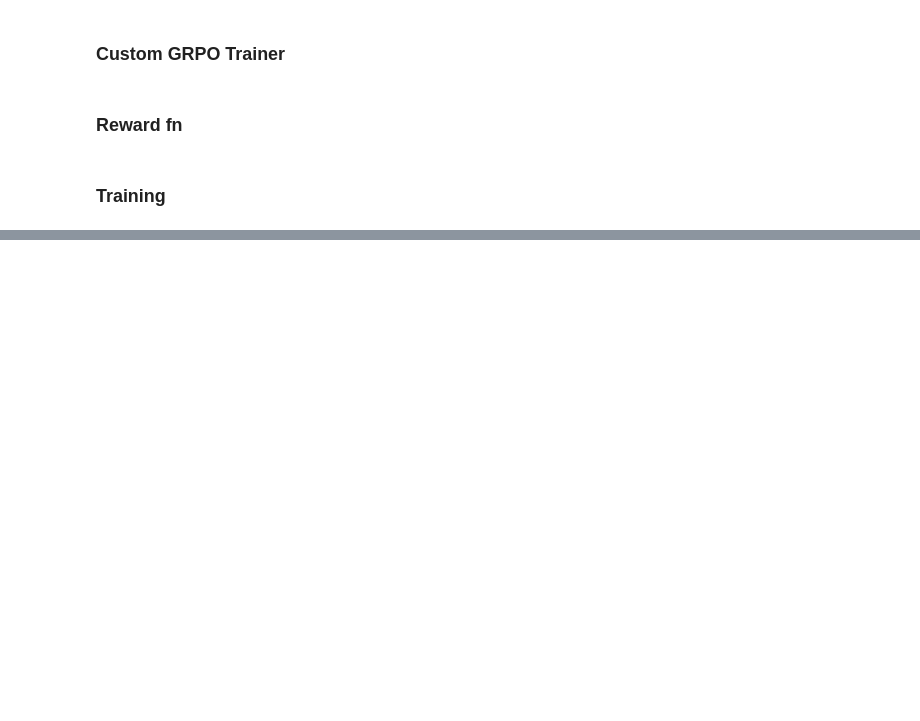
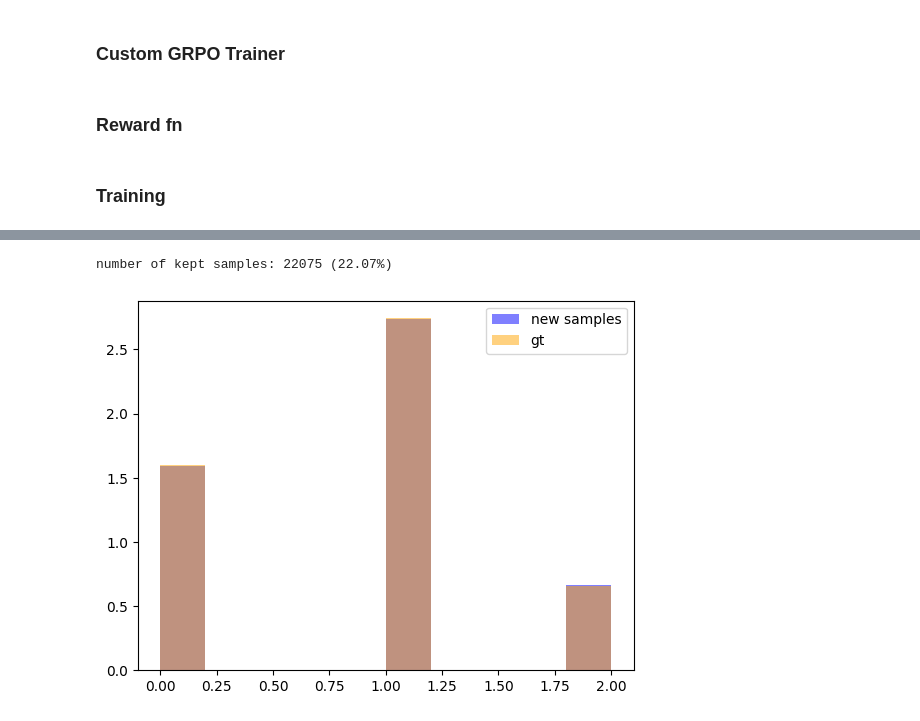
Before and after one commit to abenechehab/rlft4rl, a Jupyter notebook: notebooks/custom_mlp_grpo_gpt.ipynb, the cells around one changed output, grey strips where cells are left out. Cells and saved outputs as stored; diff of their text form; code cells hidden in the pictures; blank space fills up the shorter version.

```diff
--- a/notebooks/custom_mlp_grpo_gpt.ipynb
+++ b/notebooks/custom_mlp_grpo_gpt.ipynb
@@ -490,0 +627,37 @@ TrainOutput(global_step=10000, training_loss=-0.15066619873046874, metrics={'tra
+# %%
+# prior distribution
+p_pr = [0.1, 0.6, 0.3]
+# initial distribution
+p = [0.7, 0.2, 0.1]
+# groudntruth p*p_pr
+p_times_p_pr = [p[i] * p_pr[i] for i in range(len(p))]
+p_times_p_pr = [x / sum(p_times_p_pr) for x in p_times_p_pr]
+
+num_samples = 100000
+# sample from p
+samples = np.random.choice(a=[0, 1, 2], p=p, size=(num_samples,))
+
+new_samples = []
+for s in samples:
+    # only keep samples with probabilities from p_pr (rejection sampling)
+    if np.random.rand() < p_pr[s]:
+        new_samples.append(s)
+
+print(
+    f"number of kept samples: {len(new_samples)} ({len(new_samples) / num_samples:.2%})"
+)
+
+plt.figure()
+plt.hist(new_samples, density=True, alpha=0.5, label="new samples", color="blue")
+plt.hist(
+    np.random.choice(a=[0, 1, 2], p=p_times_p_pr, size=(len(new_samples),)),
+    density=True,
+    alpha=0.5,
+    label="gt",
+    color="orange",
+)
+plt.legend()
+plt.show()
+# %% [output]
+number of kept samples: 22075 (22.07%)
+[figure, added]
```
Also changed, not shown: parts of 14 cells of this notebook.
